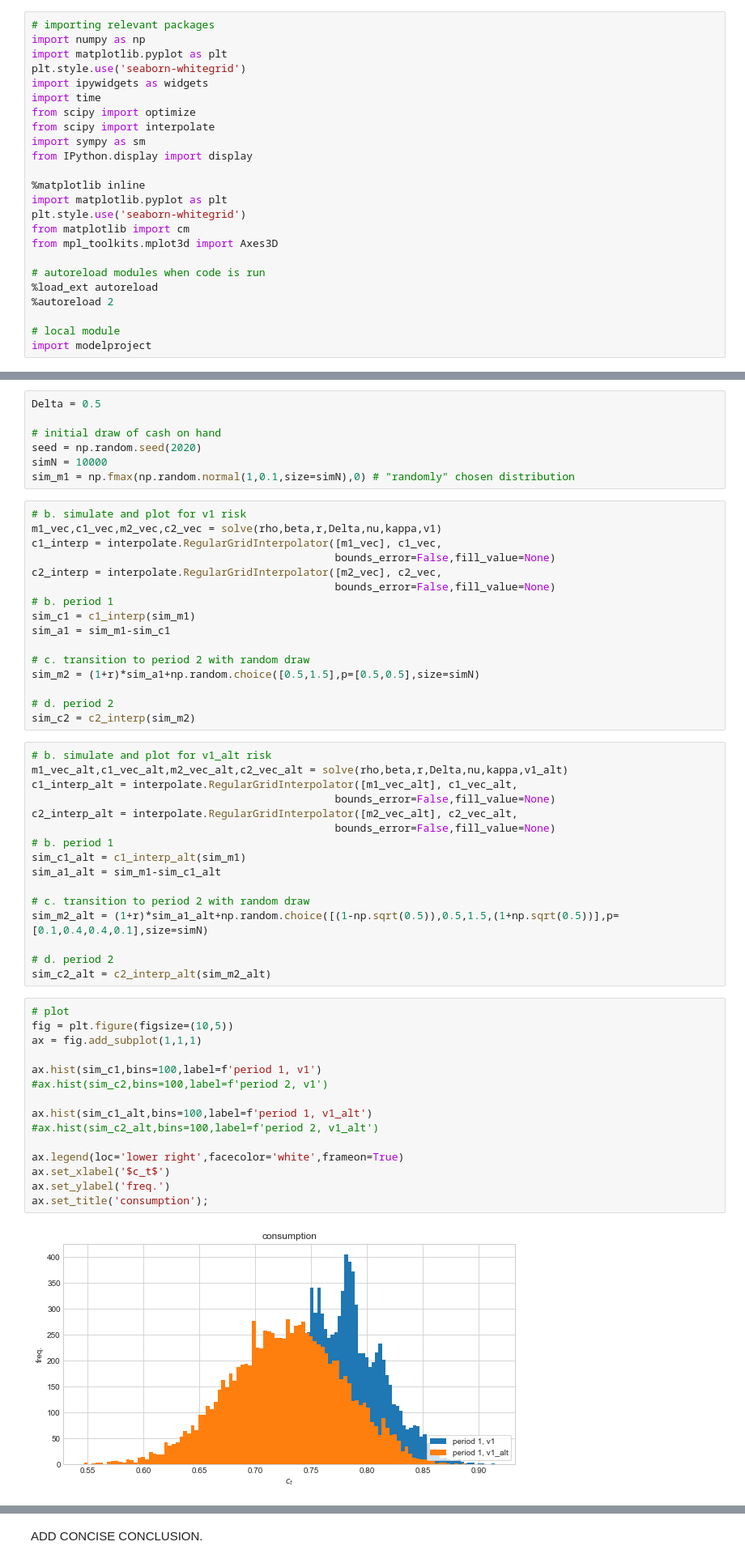
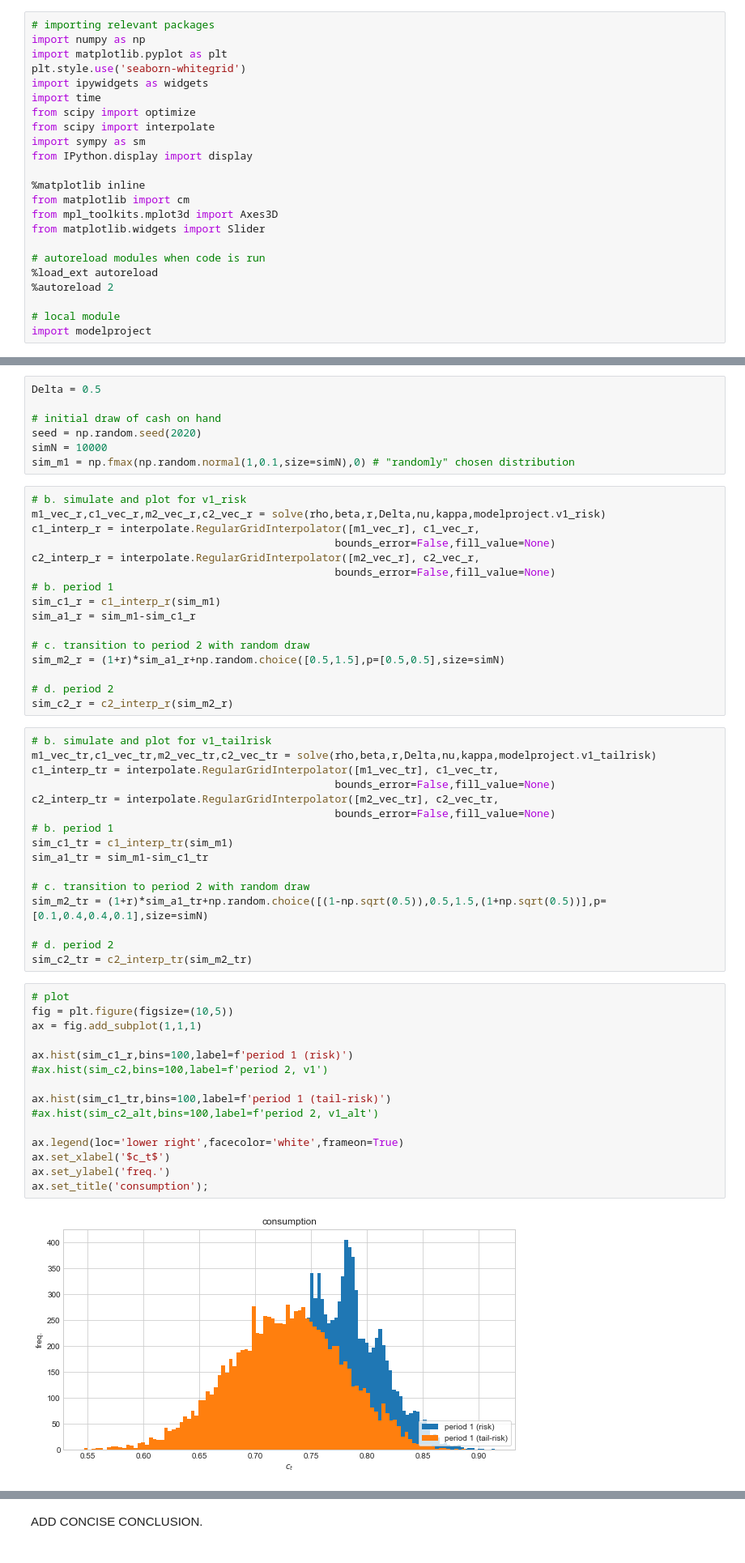
Before and after one commit to NumEconCopenhagen/projects-2020-kongeraekken-1, a Jupyter notebook: modelproject/modelproject.ipynb, the cells around one changed output, grey strips where cells are left out. Shown at 81% size. Drawn from its saved outputs; the diff is of its cells as text.

```diff
--- a/modelproject/modelproject.ipynb
+++ b/modelproject/modelproject.ipynb
@@ -28,10 +19,9 @@ import sympy as sm
 from IPython.display import display
 
 %matplotlib inline
-import matplotlib.pyplot as plt
-plt.style.use('seaborn-whitegrid')
 from matplotlib import cm
 from mpl_toolkits.mplot3d import Axes3D
+from matplotlib.widgets import Slider
 
 # autoreload modules when code is run
 %load_ext autoreload
@@ -360,51 +348,51 @@ seed = np.random.seed(2020)
 simN = 10000
 sim_m1 = np.fmax(np.random.normal(1,0.1,size=simN),0) # "randomly" chosen distribution
 # %%
-# b. simulate and plot for v1 risk
-m1_vec,c1_vec,m2_vec,c2_vec = solve(rho,beta,r,Delta,nu,kappa,v1)
-c1_interp = interpolate.RegularGridInterpolator([m1_vec], c1_vec,
+# b. simulate and plot for v1_risk
+m1_vec_r,c1_vec_r,m2_vec_r,c2_vec_r = solve(rho,beta,r,Delta,nu,kappa,modelproject.v1_risk)
+c1_interp_r = interpolate.RegularGridInterpolator([m1_vec_r], c1_vec_r,
                                                 bounds_error=False,fill_value=None)
-c2_interp = interpolate.RegularGridInterpolator([m2_vec], c2_vec,
+c2_interp_r = interpolate.RegularGridInterpolator([m2_vec_r], c2_vec_r,
                                                 bounds_error=False,fill_value=None)
 # b. period 1
-sim_c1 = c1_interp(sim_m1)
-sim_a1 = sim_m1-sim_c1
+sim_c1_r = c1_interp_r(sim_m1)
+sim_a1_r = sim_m1-sim_c1_r
 
 # c. transition to period 2 with random draw
-sim_m2 = (1+r)*sim_a1+np.random.choice([0.5,1.5],p=[0.5,0.5],size=simN)
+sim_m2_r = (1+r)*sim_a1_r+np.random.choice([0.5,1.5],p=[0.5,0.5],size=simN)
 
 # d. period 2
-sim_c2 = c2_interp(sim_m2)
+sim_c2_r = c2_interp_r(sim_m2_r)
 # %%
-# b. simulate and plot for v1_alt risk
-m1_vec_alt,c1_vec_alt,m2_vec_alt,c2_vec_alt = solve(rho,beta,r,Delta,nu,kappa,v1_alt)
-c1_interp_alt = interpolate.RegularGridInterpolator([m1_vec_alt], c1_vec_alt,
+# b. simulate and plot for v1_tailrisk
+m1_vec_tr,c1_vec_tr,m2_vec_tr,c2_vec_tr = solve(rho,beta,r,Delta,nu,kappa,modelproject.v1_tailrisk)
+c1_interp_tr = interpolate.RegularGridInterpolator([m1_vec_tr], c1_vec_tr,
                                                 bounds_error=False,fill_value=None)
-c2_interp_alt = interpolate.RegularGridInterpolator([m2_vec_alt], c2_vec_alt,
+c2_interp_tr = interpolate.RegularGridInterpolator([m2_vec_tr], c2_vec_tr,
                                                 bounds_error=False,fill_value=None)
 # b. period 1
-sim_c1_alt = c1_interp_alt(sim_m1)
-sim_a1_alt = sim_m1-sim_c1_alt
+sim_c1_tr = c1_interp_tr(sim_m1)
+sim_a1_tr = sim_m1-sim_c1_tr
 
 # c. transition to period 2 with random draw
-sim_m2_alt = (1+r)*sim_a1_alt+np.random.choice([(1-np.sqrt(0.5)),0.5,1.5,(1+np.sqrt(0.5))],p=[0.1,0.4,0.4,0.1],size=simN)
+sim_m2_tr = (1+r)*sim_a1_tr+np.random.choice([(1-np.sqrt(0.5)),0.5,1.5,(1+np.sqrt(0.5))],p=[0.1,0.4,0.4,0.1],size=simN)
 
 # d. period 2
-sim_c2_alt = c2_interp_alt(sim_m2_alt)
+sim_c2_tr = c2_interp_tr(sim_m2_tr)
 # %%
 # plot
 fig = plt.figure(figsize=(10,5))
 ax = fig.add_subplot(1,1,1)
 
-ax.hist(sim_c1,bins=100,label=f'period 1, v1')
+ax.hist(sim_c1_r,bins=100,label=f'period 1 (risk)')
 #ax.hist(sim_c2,bins=100,label=f'period 2, v1')
 
-ax.hist(sim_c1_alt,bins=100,label=f'period 1, v1_alt')
+ax.hist(sim_c1_tr,bins=100,label=f'period 1 (tail-risk)')
 #ax.hist(sim_c2_alt,bins=100,label=f'period 2, v1_alt')
 
 ax.legend(loc='lower right',facecolor='white',frameon=True)
 ax.set_xlabel('$c_t$')
 ax.set_ylabel('freq.')
 ax.set_title('consumption');
 # %% [output]
-[figure, old version]
+[figure, new version]
```
Also changed, not shown: parts of 13 cells of this notebook, 2 other files.
